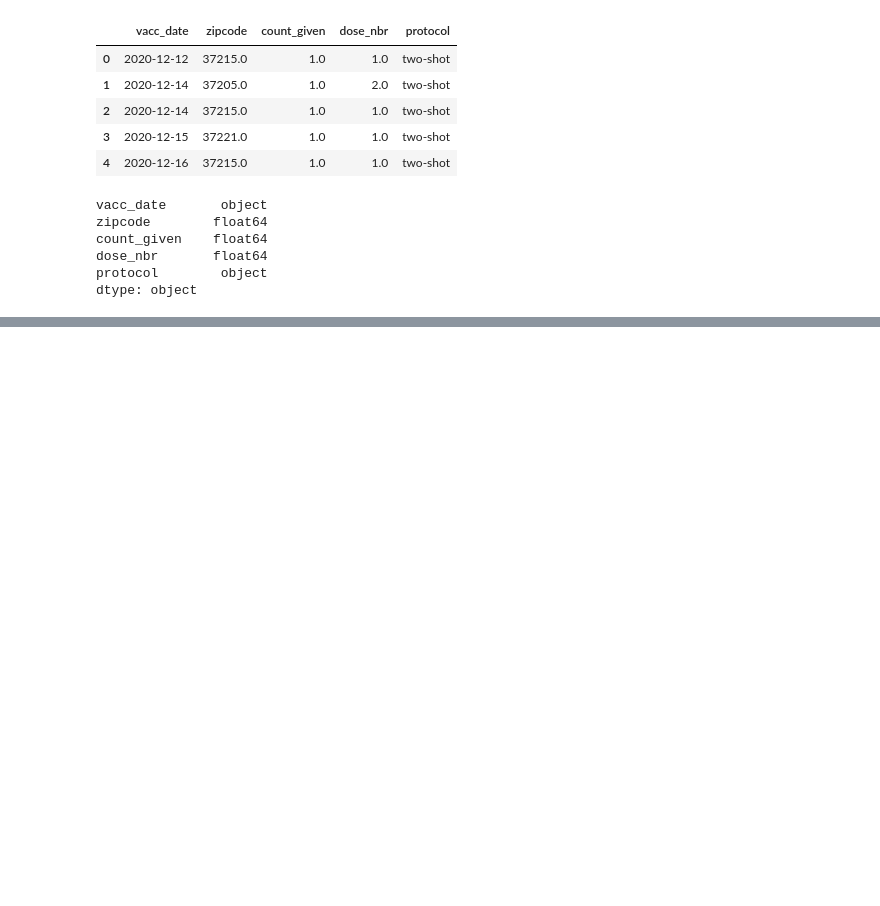
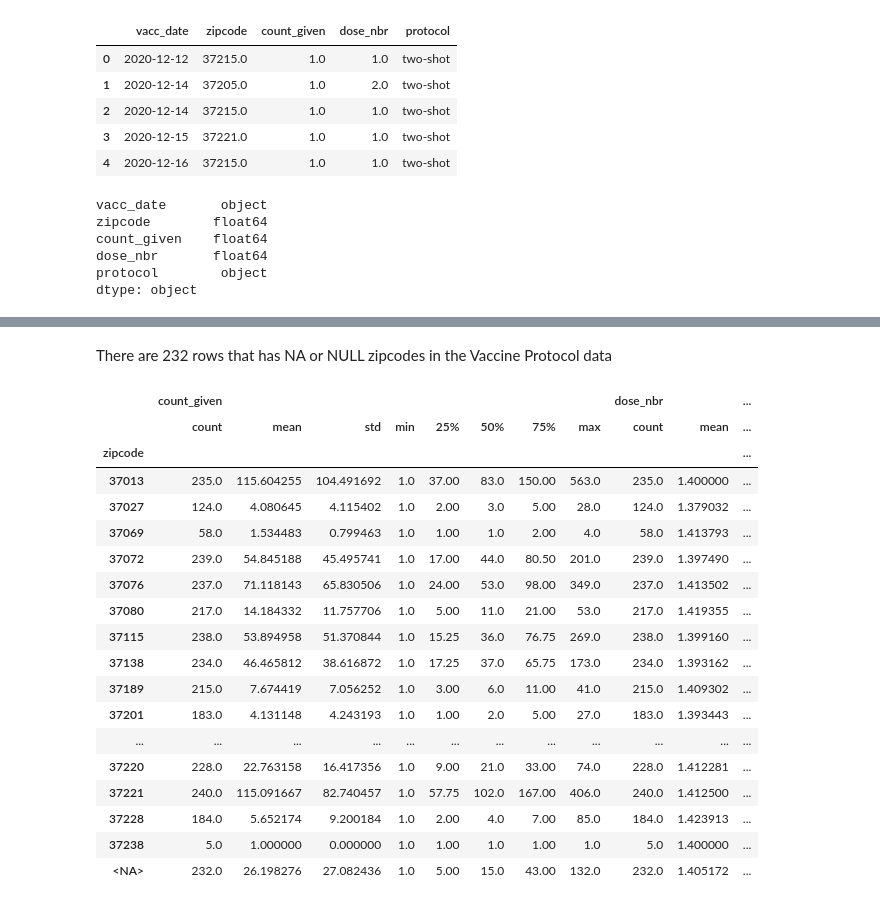
Before and after one commit to Engu12/nash-covid-cases-vaccines-honky_tonkin, a Jupyter notebook: notebook/EDAbook.ipynb, the cells around one changed output, grey strips where cells are left out. Saved outputs shown, nothing was run; the diff lists cells and outputs as text; code cells hidden in the pictures; blank space fills up the shorter version.

```diff
--- a/notebook/EDAbook.ipynb
+++ b/notebook/EDAbook.ipynb
@@ -86,7 +102,7 @@ covidzip_df.info
 
 [8832 rows x 3 columns]>
 # %%
-v_protocol_df =pd.read_csv('../data/vaccine_with_protocol.csv')
+v_protocol_df =pd.io.parsers.read_csv('../data/vaccine_with_protocol.csv')
 v_protocol_df.head()
 # %% [output]
 |  | vacc_date | zipcode | count_given | dose_nbr | protocol |
@@ -105,7 +121,7 @@ dose_nbr       float64
 protocol        object
 dtype: object
 # %%
-v_protocol_df['zipcode'] = v_protocol_df['zipcode'].astype('Int64')
+v_protocol_df['zipcode'] = v_protocol_df['zipcode'].astype('Int64').astype(str)
 v_protocol_df.dtypes
 # %% [output]
 vacc_date       object
@@ -116,0 +213,25 @@ dtype: object
+# %% [markdown]
+There are 232 rows that has NA or NULL zipcodes in the Vaccine Protocol data
+# %%
+vaccine_df_by_zip = v_protocol_df.groupby('zipcode')
+vaccine_df_by_zip.describe()
+# %% [output]
+|  | count_given |  |  |  |  |  |  |  | dose_nbr |  | ... |
+|  | count | mean | std | min | 25% | 50% | 75% | max | count | mean | ... |
+| zipcode |  |  |  |  |  |  |  |  |  |  | ... |
+| 37013 | 235.0 | 115.604255 | 104.491692 | 1.0 | 37.00 | 83.0 | 150.00 | 563.0 | 235.0 | 1.400000 | ... |
+| 37027 | 124.0 | 4.080645 | 4.115402 | 1.0 | 2.00 | 3.0 | 5.00 | 28.0 | 124.0 | 1.379032 | ... |
+| 37069 | 58.0 | 1.534483 | 0.799463 | 1.0 | 1.00 | 1.0 | 2.00 | 4.0 | 58.0 | 1.413793 | ... |
+| 37072 | 239.0 | 54.845188 | 45.495741 | 1.0 | 17.00 | 44.0 | 80.50 | 201.0 | 239.0 | 1.397490 | ... |
+| 37076 | 237.0 | 71.118143 | 65.830506 | 1.0 | 24.00 | 53.0 | 98.00 | 349.0 | 237.0 | 1.413502 | ... |
+| 37080 | 217.0 | 14.184332 | 11.757706 | 1.0 | 5.00 | 11.0 | 21.00 | 53.0 | 217.0 | 1.419355 | ... |
+| 37115 | 238.0 | 53.894958 | 51.370844 | 1.0 | 15.25 | 36.0 | 76.75 | 269.0 | 238.0 | 1.399160 | ... |
+| 37138 | 234.0 | 46.465812 | 38.616872 | 1.0 | 17.25 | 37.0 | 65.75 | 173.0 | 234.0 | 1.393162 | ... |
+| 37189 | 215.0 | 7.674419 | 7.056252 | 1.0 | 3.00 | 6.0 | 11.00 | 41.0 | 215.0 | 1.409302 | ... |
+| 37201 | 183.0 | 4.131148 | 4.243193 | 1.0 | 1.00 | 2.0 | 5.00 | 27.0 | 183.0 | 1.393443 | ... |
+| ... | ... | ... | ... | ... | ... | ... | ... | ... | ... | ... | ... |
+| 37220 | 228.0 | 22.763158 | 16.417356 | 1.0 | 9.00 | 21.0 | 33.00 | 74.0 | 228.0 | 1.412281 | ... |
+| 37221 | 240.0 | 115.091667 | 82.740457 | 1.0 | 57.75 | 102.0 | 167.00 | 406.0 | 240.0 | 1.412500 | ... |
+| 37228 | 184.0 | 5.652174 | 9.200184 | 1.0 | 2.00 | 4.0 | 7.00 | 85.0 | 184.0 | 1.423913 | ... |
+| 37238 | 5.0 | 1.000000 | 0.000000 | 1.0 | 1.00 | 1.0 | 1.00 | 1.0 | 5.0 | 1.400000 | ... |
+| <NA> | 232.0 | 26.198276 | 27.082436 | 1.0 | 5.00 | 15.0 | 43.00 | 132.0 | 232.0 | 1.405172 | ... |
```
Also changed, not shown: parts of 12 cells of this notebook.
